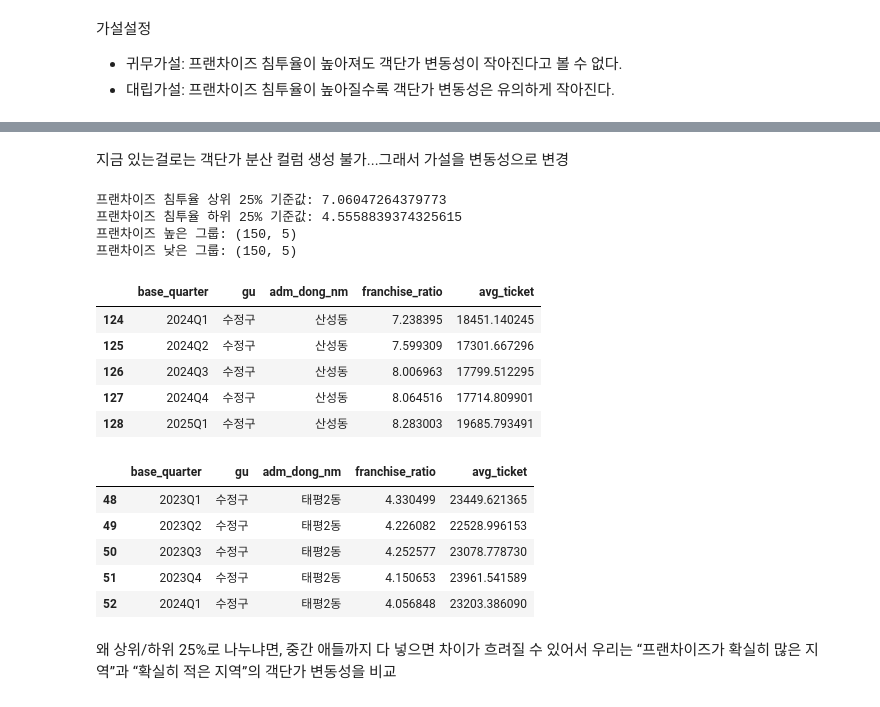
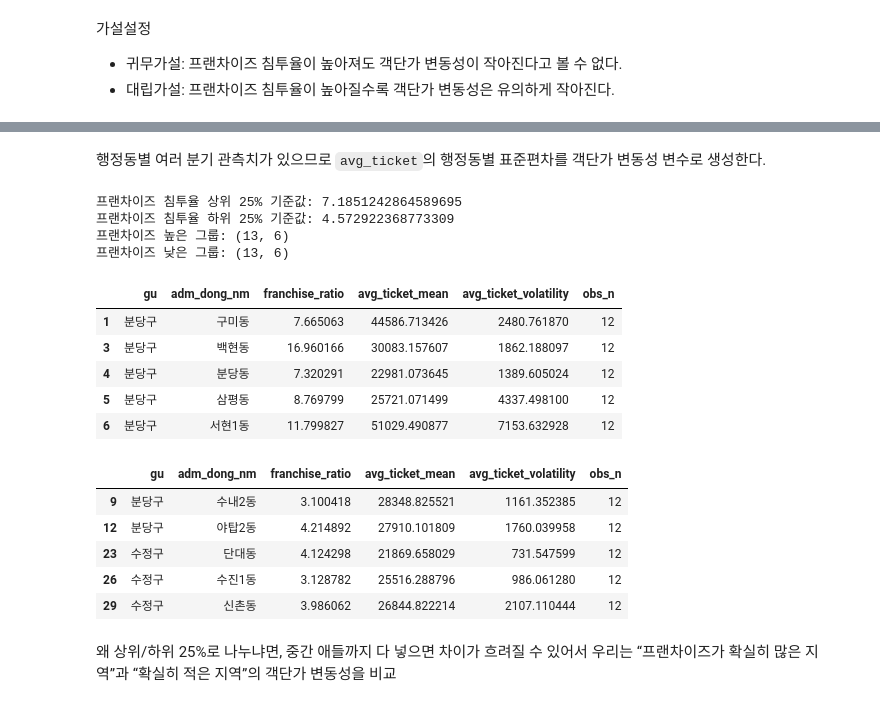
Before and after one commit to bulsajo1/final_project, a Jupyter notebook: Jiryun/통계_검정.ipynb, the cells around one changed output, grey strips where cells are left out. Drawn from its saved outputs; the diff is of its cells as text; code cells hidden in the pictures.

```diff
--- a/Jiryun/통계_검정.ipynb
+++ b/Jiryun/통계_검정.ipynb
@@ -896 +904,16 @@ print([col for col in main.columns if "bus" in col or "floating" in col or "exte
+# %%
+# H7 분석용 테이블
+if "bus_total_usage" not in main.columns:
+    main["bus_total_usage"] = main["bus_board_cnt"] + main["bus_alight_cnt"]
+
+h7_data = main[
+    [
+        "base_quarter",
+        "gu",
+        "adm_dong_nm",
+        "bus_total_usage",
+        "floating_pop",
+        "external_inflow"
+    ]
+].dropna()
 # %%
@@ -1999,56 +2011,58 @@ Index(['base_quarter', 'year', 'quarter', 'adm_dong_cd', 'adm_dong_nm', 'gu',
 # %% [markdown]
-지금 있는걸로는 객단가 분산 컬럼 생성 불가...그래서 가설을 변동성으로 변경
+행정동별 여러 분기 관측치가 있으므로 `avg_ticket`의 행정동별 표준편차를 객단가 변동성 변수로 생성한다.
 # %%
-h15_data = h3_3_data[
-    [
-        "base_quarter",
-        "gu",
-        "adm_dong_nm",
-        "franchise_ratio",
-        "avg_ticket"
-    ]
-].dropna()
+h15_data = (
+    main
+    .groupby(["gu", "adm_dong_nm"], as_index=False)
+    .agg(
+        franchise_ratio=("franchise_ratio", "mean"),
+        avg_ticket_mean=("avg_ticket", "mean"),
+        avg_ticket_volatility=("avg_ticket", "std"),
+        obs_n=("avg_ticket", "count")
+    )
+    .dropna(subset=["franchise_ratio", "avg_ticket_volatility"])
+)
 
 q75 = h15_data["franchise_ratio"].quantile(0.75)
 q25 = h15_data["franchise_ratio"].quantile(0.25)
 
 high_franchise = h15_data[h15_data["franchise_ratio"] >= q75]
 low_franchise = h15_data[h15_data["franchise_ratio"] <= q25]
 
 print("프랜차이즈 침투율 상위 25% 기준값:", q75)
 print("프랜차이즈 침투율 하위 25% 기준값:", q25)
 
 print("프랜차이즈 높은 그룹:", high_franchise.shape)
 print("프랜차이즈 낮은 그룹:", low_franchise.shape)
 
 display(
     high_franchise[
-        ["base_quarter", "gu", "adm_dong_nm", "franchise_ratio", "avg_ticket"]
+        ["gu", "adm_dong_nm", "franchise_ratio", "avg_ticket_mean", "avg_ticket_volatility", "obs_n"]
     ].head()
 )
 
 display(
     low_franchise[
-        ["base_quarter", "gu", "adm_dong_nm", "franchise_ratio", "avg_ticket"]
+        ["gu", "adm_dong_nm", "franchise_ratio", "avg_ticket_mean", "avg_ticket_volatility", "obs_n"]
     ].head()
 )
 # %% [output]
-프랜차이즈 침투율 상위 25% 기준값: 7.06047264379773
-프랜차이즈 침투율 하위 25% 기준값: 4.5558839374325615
-프랜차이즈 높은 그룹: (150, 5)
-프랜차이즈 낮은 그룹: (150, 5)
+프랜차이즈 침투율 상위 25% 기준값: 7.1851242864589695
+프랜차이즈 침투율 하위 25% 기준값: 4.572922368773309
+프랜차이즈 높은 그룹: (13, 6)
+프랜차이즈 낮은 그룹: (13, 6)
-|  | base_quarter | gu | adm_dong_nm | franchise_ratio | avg_ticket |
-| 124 | 2024Q1 | 수정구 | 산성동 | 7.238395 | 18451.140245 |
-| 125 | 2024Q2 | 수정구 | 산성동 | 7.599309 | 17301.667296 |
-| 126 | 2024Q3 | 수정구 | 산성동 | 8.006963 | 17799.512295 |
-| 127 | 2024Q4 | 수정구 | 산성동 | 8.064516 | 17714.809901 |
-| 128 | 2025Q1 | 수정구 | 산성동 | 8.283003 | 19685.793491 |
+|  | gu | adm_dong_nm | franchise_ratio | avg_ticket_mean | avg_ticket_volatility | obs_n |
+| 1 | 분당구 | 구미동 | 7.665063 | 44586.713426 | 2480.761870 | 12 |
+| 3 | 분당구 | 백현동 | 16.960166 | 30083.157607 | 1862.188097 | 12 |
+| 4 | 분당구 | 분당동 | 7.320291 | 22981.073645 | 1389.605024 | 12 |
+| 5 | 분당구 | 삼평동 | 8.769799 | 25721.071499 | 4337.498100 | 12 |
+| 6 | 분당구 | 서현1동 | 11.799827 | 51029.490877 | 7153.632928 | 12 |
-|  | base_quarter | gu | adm_dong_nm | franchise_ratio | avg_ticket |
-| 48 | 2023Q1 | 수정구 | 태평2동 | 4.330499 | 23449.621365 |
-| 49 | 2023Q2 | 수정구 | 태평2동 | 4.226082 | 22528.996153 |
-| 50 | 2023Q3 | 수정구 | 태평2동 | 4.252577 | 23078.778730 |
-| 51 | 2023Q4 | 수정구 | 태평2동 | 4.150653 | 23961.541589 |
-| 52 | 2024Q1 | 수정구 | 태평2동 | 4.056848 | 23203.386090 |
+|  | gu | adm_dong_nm | franchise_ratio | avg_ticket_mean | avg_ticket_volatility | obs_n |
+| 9 | 분당구 | 수내2동 | 3.100418 | 28348.825521 | 1161.352385 | 12 |
+| 12 | 분당구 | 야탑2동 | 4.214892 | 27910.101809 | 1760.039958 | 12 |
+| 23 | 수정구 | 단대동 | 4.124298 | 21869.658029 | 731.547599 | 12 |
+| 26 | 수정구 | 수진1동 | 3.128782 | 25516.288796 | 986.061280 | 12 |
+| 29 | 수정구 | 신촌동 | 3.986062 | 26844.822214 | 2107.110444 | 12 |
 # %% [markdown]
 왜 상위/하위 25%로 나누냐면, 중간 애들까지 다 넣으면 차이가 흐려질 수 있어서
 우리는 “프랜차이즈가 확실히 많은 지역”과 “확실히 적은 지역”의 객단가 변동성을 비교
```
Also changed, not shown: parts of 55 cells of this notebook, 1 other file.
